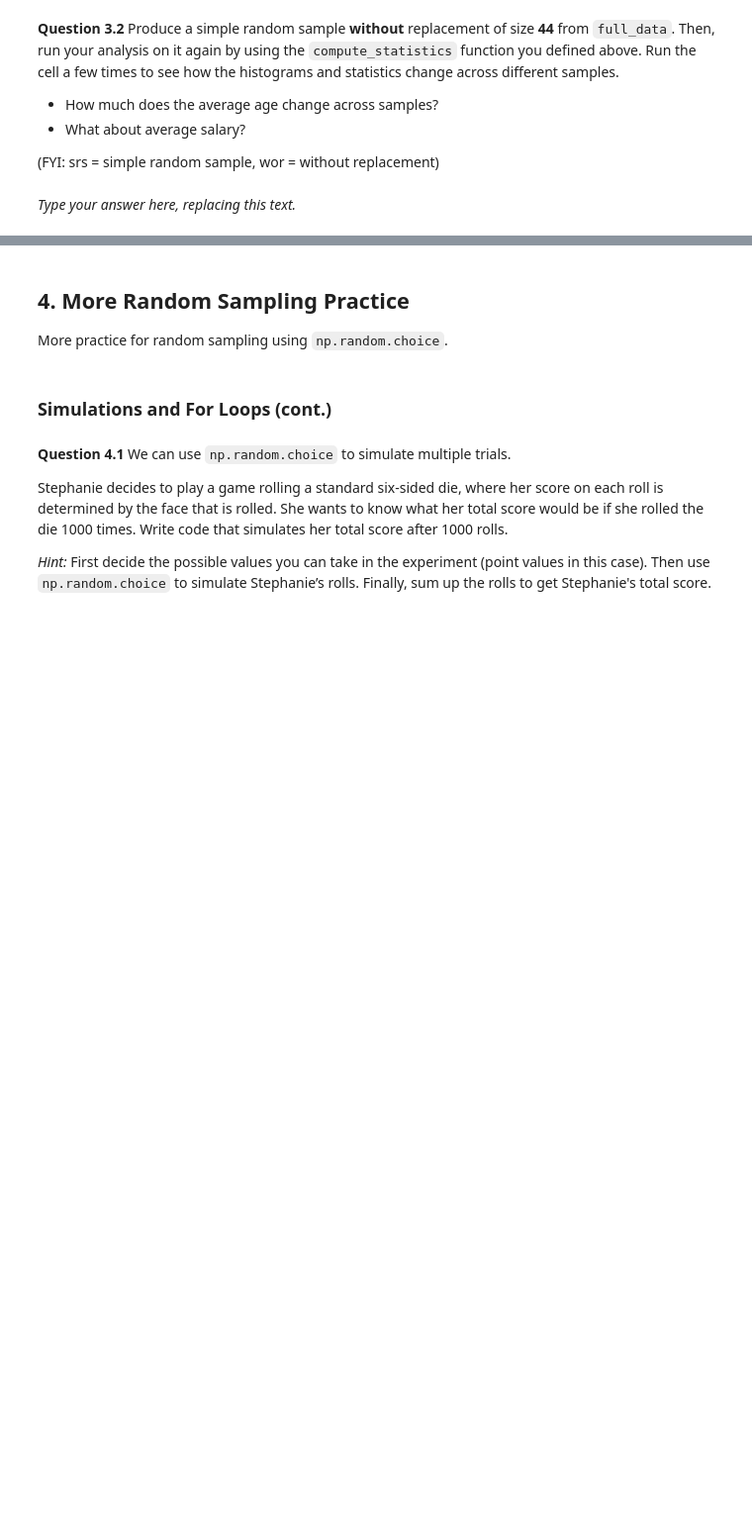
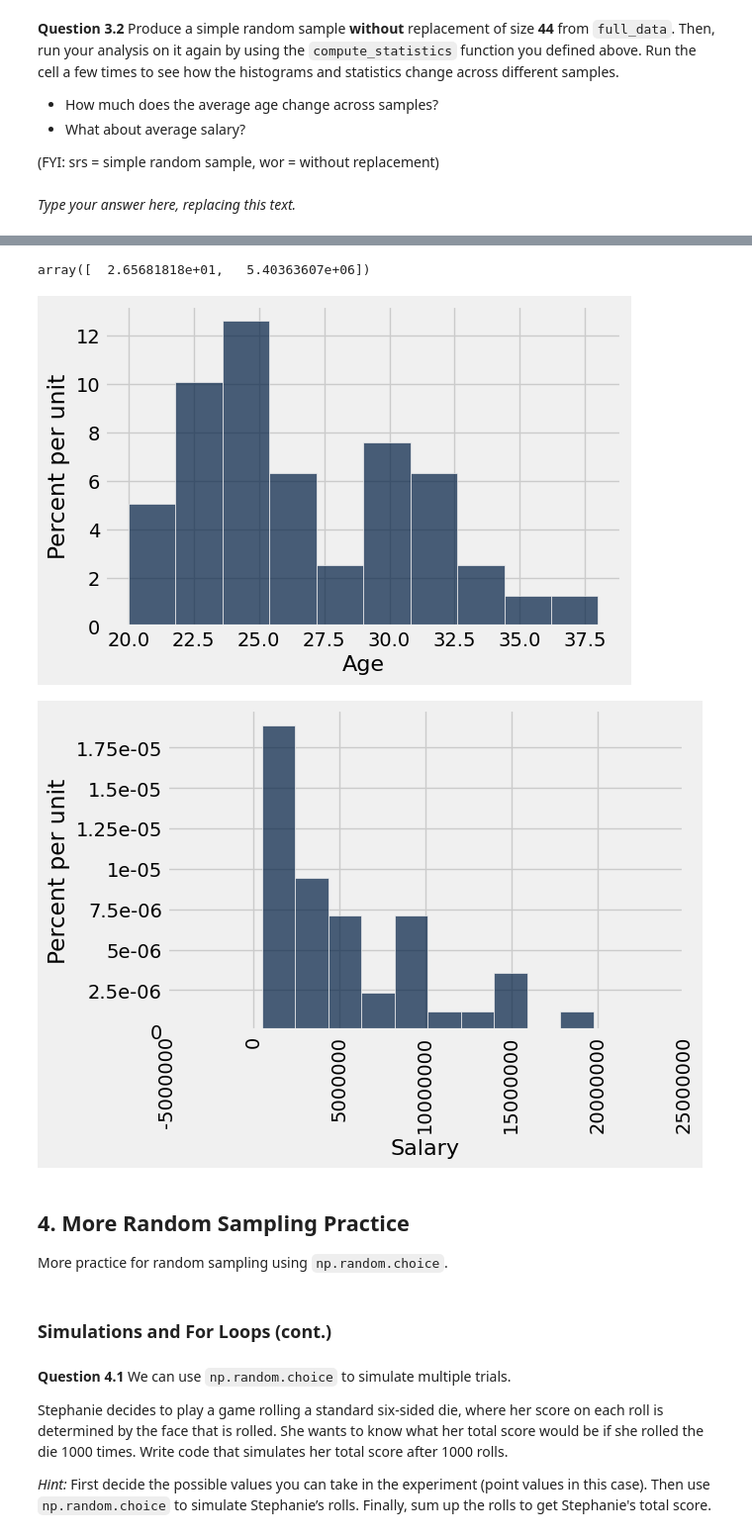
Before and after one commit to RickMeskimen/24-Fall-data1350, a Jupyter notebook: lab05/lab05.ipynb, the cells around one changed output, grey strips where cells are left out. Shown at 99% size. Drawn from its saved outputs; the diff is of its cells as text; code cells hidden in the pictures; blank space fills up the shorter version.

```diff
--- a/lab05/lab05.ipynb
+++ b/lab05/lab05.ipynb
@@ -425,9 +439,13 @@ _Type your answer here, replacing this text._
 # %% [markdown]
 <!-- BEGIN QUESTION -->
 # %%
-my_small_srswor_data = ...
-my_small_stats = ...
+my_small_srswor_data = full_data.sample(44)
+my_small_stats = compute_statistics(my_small_srswor_data)
 my_small_stats
+# %% [output]
+array([  2.65681818e+01,   5.40363607e+06])
+[figure, added]
+[figure, added]
 # %% [markdown]
 <!-- END QUESTION -->
 
```
Also changed, not shown: parts of 2 cells of this notebook.
